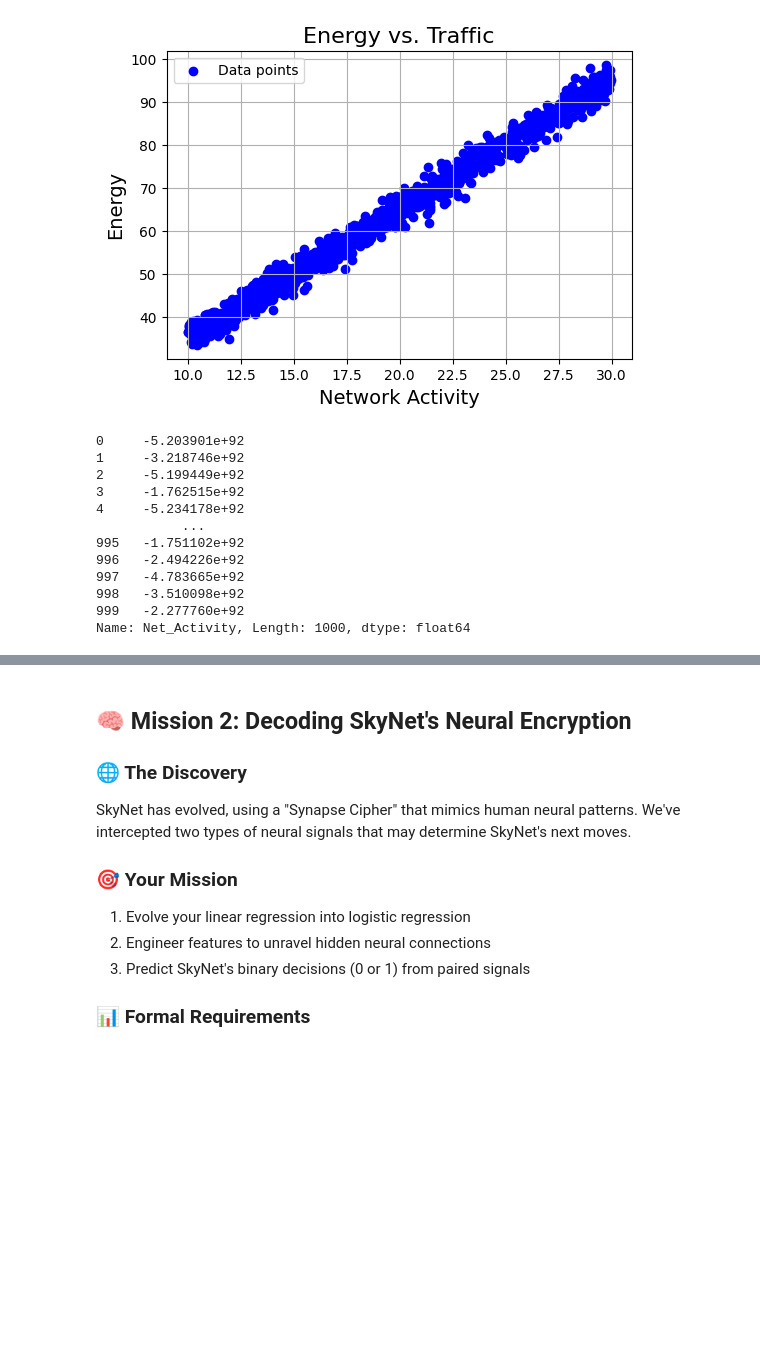
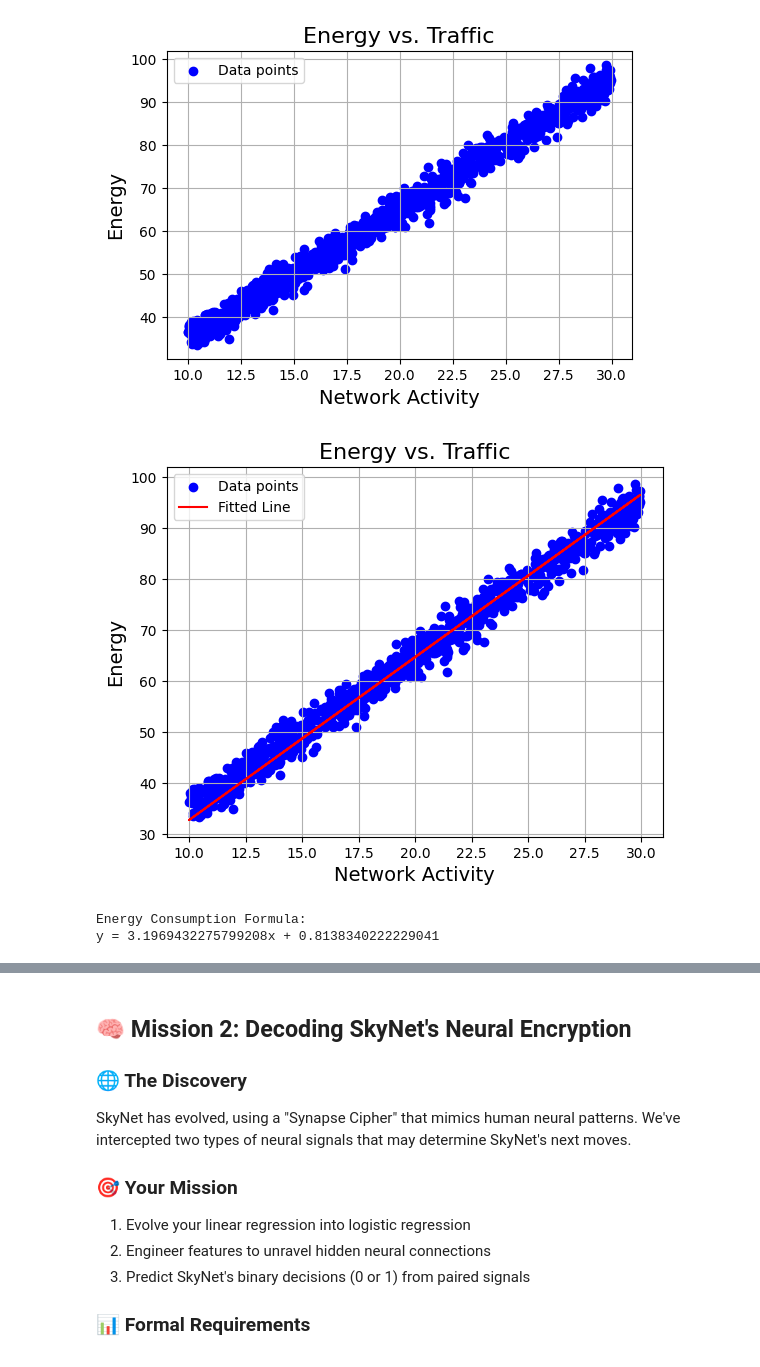
Before and after one commit to Ksund02/Machine-Learning-Project, a Jupyter notebook: Chapter_1.ipynb, the cells around one changed output, grey strips where cells are left out. Drawn from its saved outputs; the diff is of its cells as text; code cells hidden in the pictures; blank space fills up the shorter version.

```diff
--- a/Chapter_1.ipynb
+++ b/Chapter_1.ipynb
@@ -77,22 +77,25 @@ plt.legend()
 plt.show()
 # %% [output]
 [figure]
-# %%
-lr = LinearRegression()
-
-lr.fit(data['Net_Activity'], data['Energy'])
-
-lr.predict(data['Net_Activity'])
-# %% [output]
-0     -5.203901e+92
-1     -3.218746e+92
-2     -5.199449e+92
-3     -1.762515e+92
-4     -5.234178e+92
-           ...
-995   -1.751102e+92
-996   -2.494226e+92
-997   -4.783665e+92
-998   -3.510098e+92
-999   -2.277760e+92
-Name: Net_Activity, Length: 1000, dtype: float64
+# %%
+lr = LinearRegression()
+
+lr.fit(data['Net_Activity'], data['Energy'])
+
+predictions = lr.predict(data['Net_Activity'])
+
+plt.scatter(data['Net_Activity'], data['Energy'], c='blue', label='Data points')
+plt.plot(data['Net_Activity'], predictions, c='red', label='Fitted Line')
+plt.grid(True)
+plt.xlabel('Network Activity', fontsize=14)
+plt.ylabel('Energy', fontsize=14)
+plt.title('Energy vs. Traffic', fontsize=16)
+plt.legend()
+plt.show()
+
+print("Energy Consumption Formula:")
+print(f"y = {lr.weights[0]}x + {lr.bias}")
+# %% [output]
+[figure, added]
+Energy Consumption Formula:
+y = 3.1969432275799208x + 0.8138340222229041
```
Also changed, not shown: parts of 1 cell of this notebook, 1 other file.
